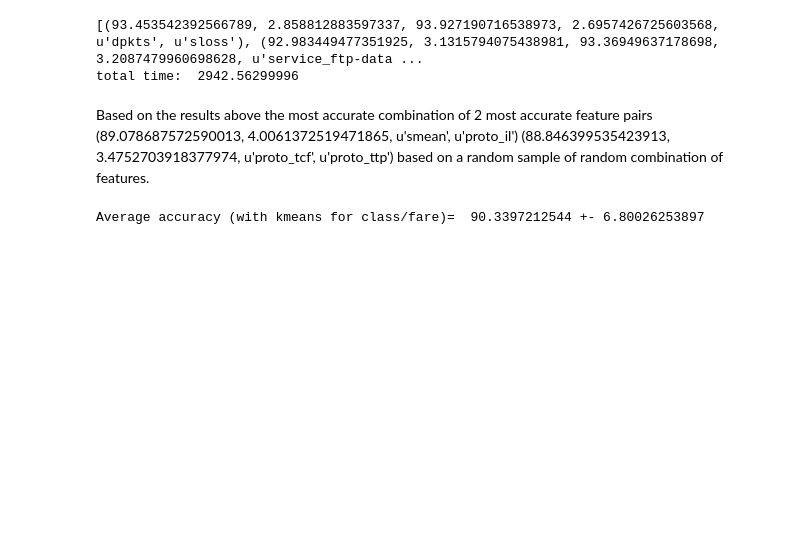
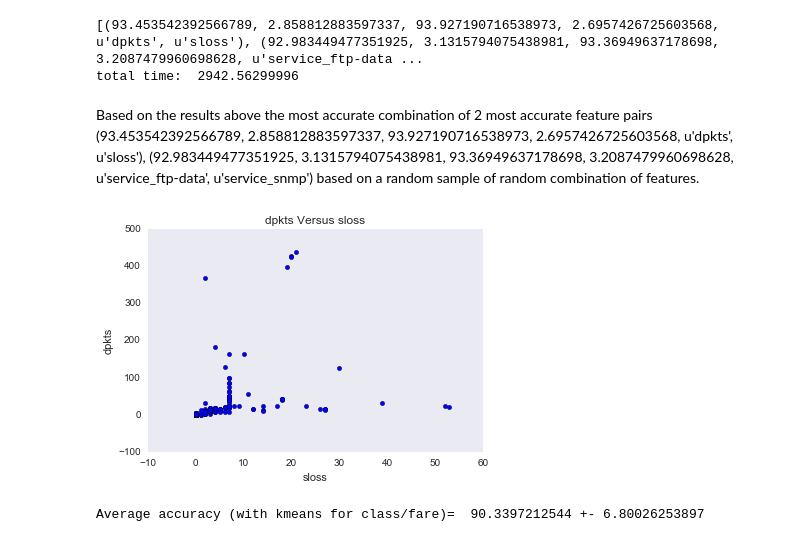
Before and after one commit to Dangerbotz/network_intrusion_detection_system, a Jupyter notebook: BalzerSrinivasThungVanceLab3_peter.ipynb, the cells around one changed output. Drawn from its saved outputs; the diff is of its cells as text; code cells hidden in the pictures; blank space fills up the shorter version.

Commit message:
add a scatter plot dpkts versus sloss

```diff
--- a/BalzerSrinivasThungVanceLab3_peter.ipynb
+++ b/BalzerSrinivasThungVanceLab3_peter.ipynb
@@ -314,7 +314,23 @@ print "total time: ", total
 [(93.453542392566789, 2.858812883597337, 93.927190716538973, 2.6957426725603568, u'dpkts', u'sloss'), (92.983449477351925, 3.1315794075438981, 93.36949637178698, 3.2087479960698628, u'service_ftp-data ...
 total time:  2942.56299996
 # %% [markdown]
-Based on the results above the most accurate combination of 2 most accurate feature pairs (89.078687572590013, 4.0061372519471865, u'smean', u'proto_il') (88.846399535423913, 3.4752703918377974, u'proto_tcf', u'proto_ttp') based on a random sample of random combination of features.
+Based on the results above the most accurate combination of 2 most accurate feature pairs (93.453542392566789, 2.858812883597337, 93.927190716538973, 2.6957426725603568, u'dpkts', u'sloss'), (92.983449477351925, 3.1315794075438981, 93.36949637178698, 3.2087479960698628, u'service_ftp-data', u'service_snmp') based on a random sample of random combination of features.
+# %%
+from matplotlib import pyplot as plt
+import seaborn as sns
+sns.set_palette("Set1", 8, .75)
+
+%matplotlib inline
+X1 = dfcopy[['dpkts','sloss']].values
+
+plt.scatter(X1[:, 1], X1[:, 0]+np.random.random(X1[:, 1].shape)/2,
+             s=20)
+plt.xlabel('sloss'), plt.ylabel('dpkts')
+plt.grid()
+plt.title('dpkts Versus sloss')
+plt.show()
+# %% [output]
+[figure, added]
 # %%
 from sklearn.cluster import KMeans
 import numpy as np
```
